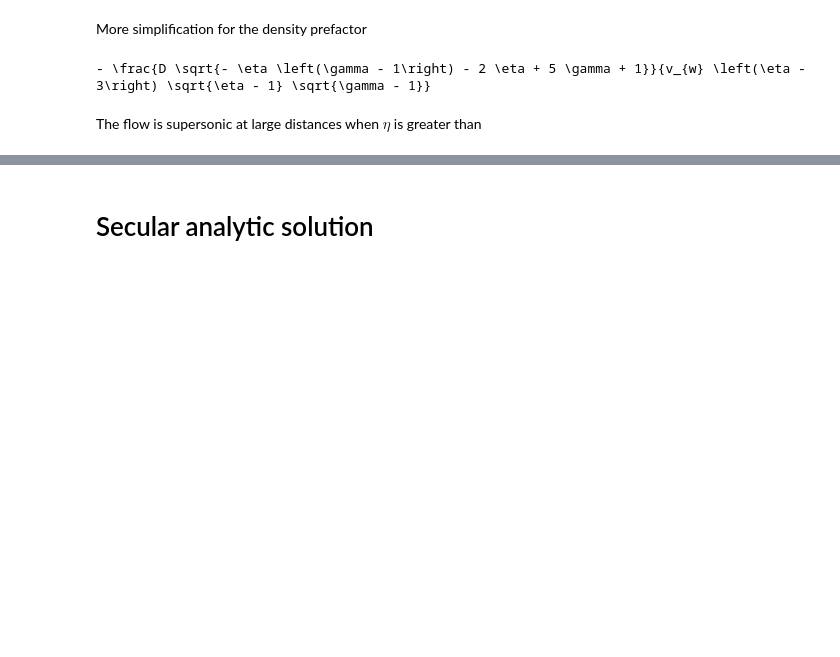
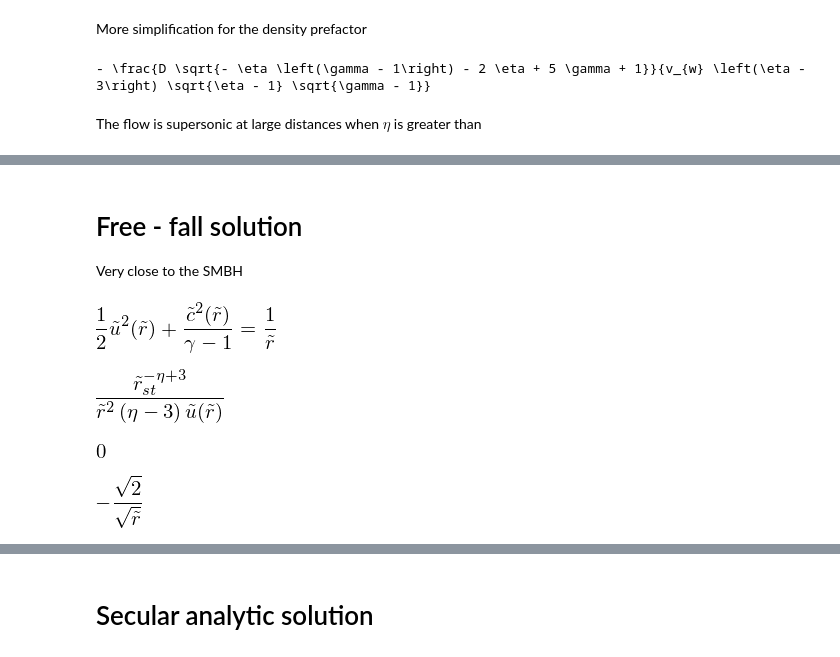
Before and after one commit to bolverk/generalised_bondi, a Jupyter notebook: generalised_bondi_point_mass.ipynb, the cells around one changed output, grey strips where cells are left out. Saved outputs shown, nothing was run; the diff lists cells and outputs as text; code cells hidden in the pictures; blank space fills up the shorter version.

Commit message:
calculate behavior close to gravitating mass

```diff
--- a/generalised_bondi_point_mass.ipynb
+++ b/generalised_bondi_point_mass.ipynb
@@ -255,0 +256,25 @@ sympy.solve(asymptotic_mach_number-1,eta)[0]
+# %% [markdown]
+# Free - fall solution
+Very close to the SMBH
+# %%
+freefall_integral_energy = sympy.Eq(
+    tilde_u(tilde_r)**2/2+tilde_c(tilde_r)**2/(gamma-1),
+    1/tilde_r)
+freefall_integral_energy
+# %% [output]
+[figure, added]
+# %%
+temp = integral_mass_conservation
+temp = temp.subs(tilde_r**(3-eta),0)
+freefall_density = sympy.solve(temp,tilde_rho(tilde_r))[0]
+freefall_density
+# %% [output]
+[figure, added]
+# %%
+temp = freefall_density
+temp = temp.subs(tilde_r_st,secular_stagnation)
+temp = temp.subs(eta,sympy.Rational(5,2))
+temp = temp.subs(tilde_u(tilde_r),-1/sympy.sqrt(tilde_r))
+temp- secular_rho
+# %% [output]
+[figure, added]
@@ -255,0 +283,15 @@ sympy.solve(asymptotic_mach_number-1,eta)[0]
+# %%
+temp = dimles_momentum_conservation
+temp = temp.subs(tilde_r**(-eta),0)
+temp = temp.subs(tilde_p(tilde_r), tilde_rho(tilde_r)*tilde_c(tilde_r)**2/gamma)
+temp = temp.subs(tilde_rho(tilde_r), freefall_density)
+temp = temp.subs(sympy.solve(freefall_integral_energy,tilde_c(tilde_r)**2,dict=True)[0])
+temp = temp.subs(tilde_u(tilde_r), freefall_u_ansatz)
+temp = temp.doit()
+temp = temp.lhs - temp.rhs
+temp = temp.simplify()
+temp = sympy.solve(temp,A)[0]
+freefall_u = -freefall_u_ansatz.subs(A,temp)
+freefall_u
+# %% [output]
+[figure, added]
```
Also changed, not shown: parts of 24 cells of this notebook.
